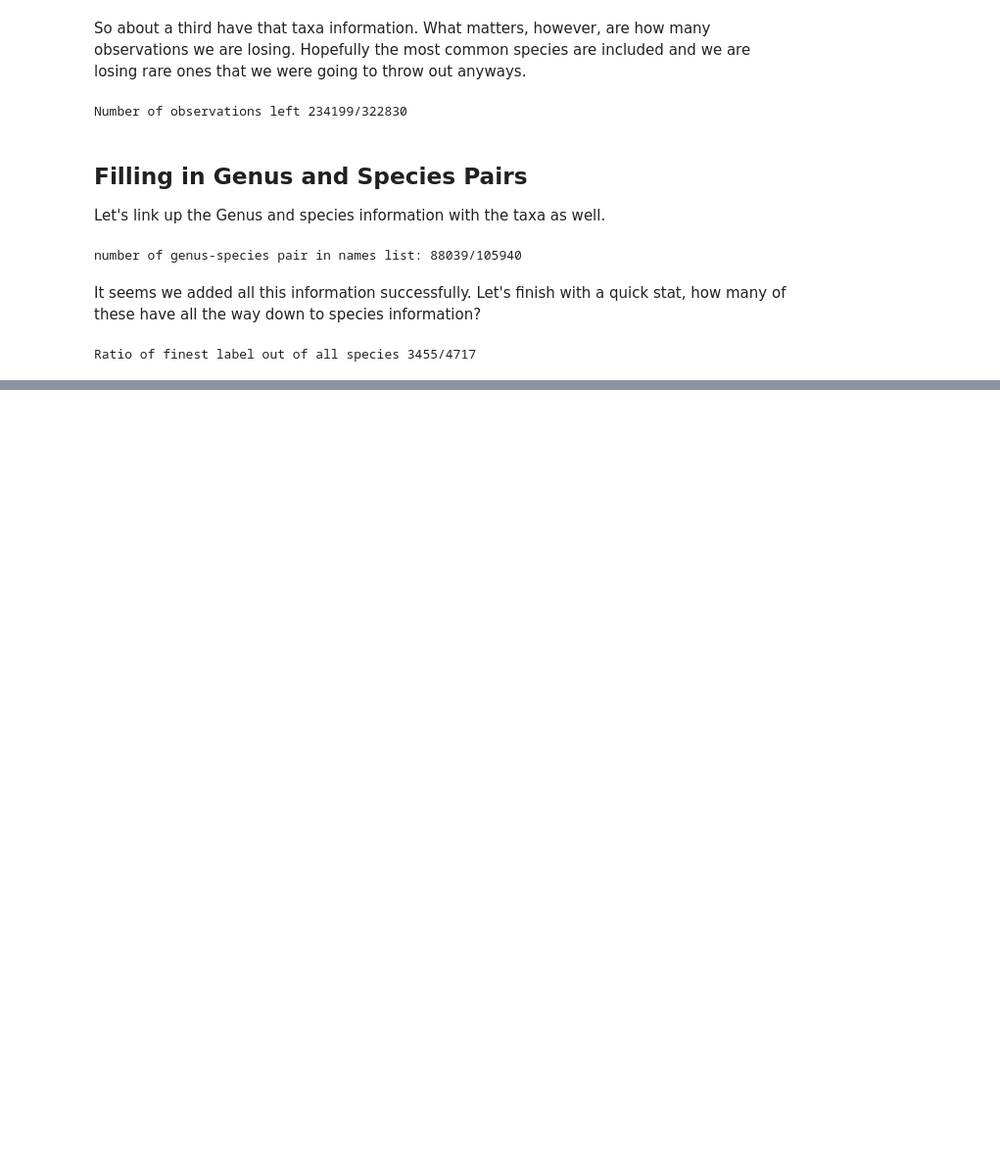
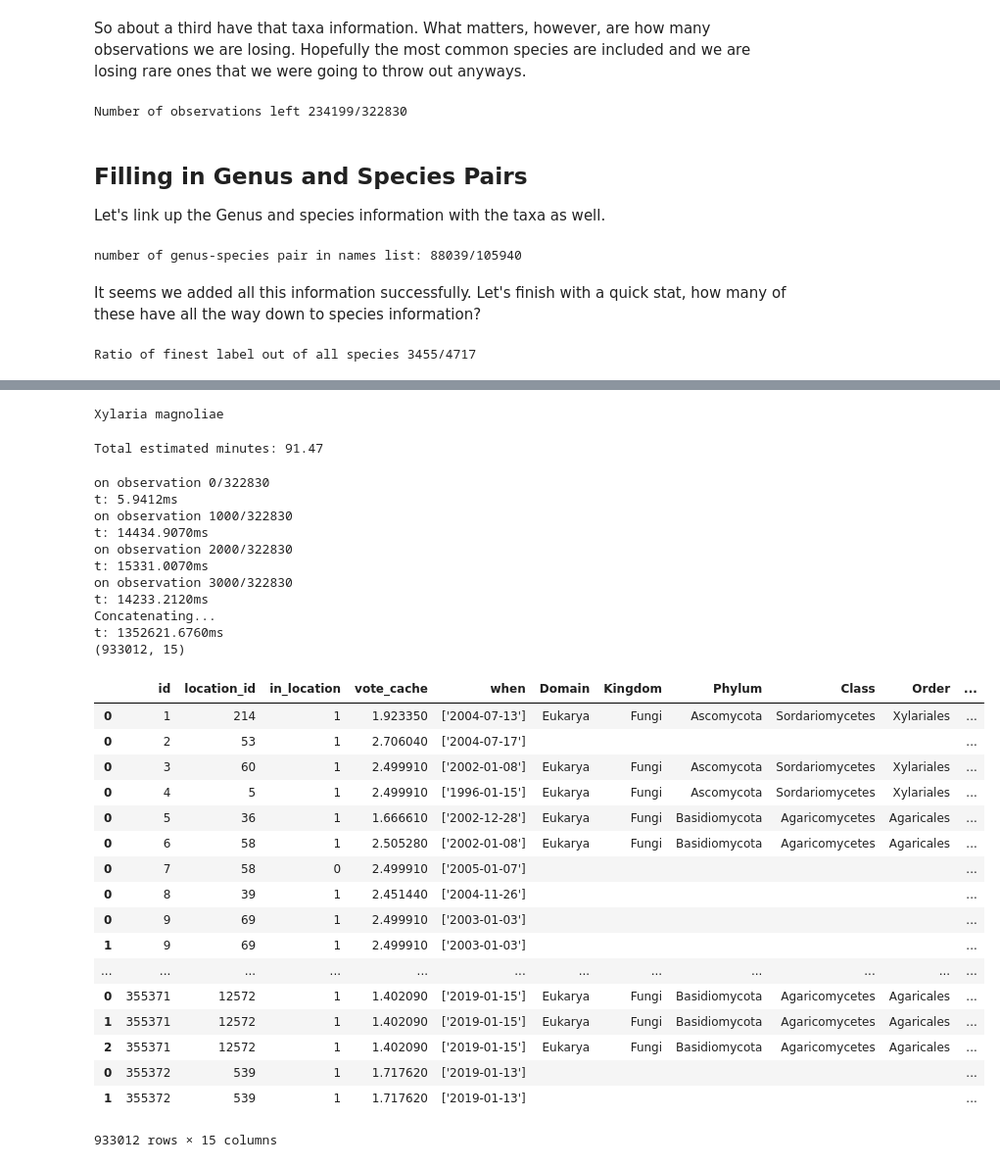
Before and after one commit to pablo-martin/Mushroom-Hikes, a Jupyter notebook: notebooks/Mushroom Observer EDA.ipynb, the cells around one changed output, grey strips where cells are left out. Shown: that part at 98% size. Cells and saved outputs as stored; diff of their text form; code cells hidden in the pictures; blank space fills up the shorter version.

```diff
--- a/notebooks/Mushroom Observer EDA.ipynb
+++ b/notebooks/Mushroom Observer EDA.ipynb
@@ -39,5 +40,8 @@ display(observations)
 Right away I see some weird entries. I think when the full taxa information is included, read_csv takes the new line character to mean new observation. The id, however, is a way to differentiate those.
 # %%
 real_observations = observations.id.apply(lambda x: unicode(x).isnumeric())
-display(observations[real_observations])
+obs = observations[real_observations]
+obs.loc[:,'id'] = obs.id.astype('int64',copy=True)
+print('Number of observations: %i' %(obs.shape[0]))
+display(obs)
 # %% [output]
@@ -345,3 +357,5 @@ print('Ratio of finest label out of all species %i/%i' \
                           %(fine_labels_present, len(taxa.keys())))
 # %% [output]
 Ratio of finest label out of all species 3455/4717
+# %%
+taxa = pickle.load(open(table_dir + 'taxa_dict.p', 'rb'))
@@ -347,0 +406,5 @@ Ratio of finest label out of all species 3455/4717
+# %%
+[w for w in obs.name_id.iloc[:100] if not int(w) in taxa.keys() ]
+print(names[names.id==3].text_name.values[0])
+# %% [output]
+Xylaria magnoliae
@@ -347,0 +463,59 @@ Ratio of finest label out of all species 3455/4717
+# %%
+#Estimated time for this process
+secs_per_obs = 0.017
+print('Total estimated minutes: %1.2f' %((secs_per_obs * obs.shape[0]) / (60)))
+# %% [output]
+Total estimated minutes: 91.47
+# %%
+#J = 0
+#comp_df = []
+start = time.time()
+for i, (cid, tmp_obs) in enumerate(obs.iloc[J:obs.shape[0]].groupby('id')):
+    if i%1000 == 0:
+        print('on observation %i/%i' %(J, obs.shape[0]))
+        start = print_elapsed_time(start)
+    tmp = create_df_from_observation(cid, tmp_obs)
+
+    comp_df.append(tmp)
+    J = i
+
+start = time.time()
+print('Concatenating...')
+df = pd.concat(comp_df)
+df.loc[:,'location_id'] = df.location_id.astype('int32')
+df.loc[:,'in_location'] = df.in_location.astype('int16')
+start = print_elapsed_time(start)
+
+print(df.shape)
+pickle.dump(df, open(table_dir + 'finished_df_MO.p','wb'))
+display(df)
+# %% [output]
+on observation 0/322830
+t: 5.9412ms
+on observation 1000/322830
+t: 14434.9070ms
+on observation 2000/322830
+t: 15331.0070ms
+on observation 3000/322830
+t: 14233.2120ms
+Concatenating...
+t: 1352621.6760ms
+(933012, 15)
+|  | id | location_id | in_location | vote_cache | when | Domain | Kingdom | Phylum | Class | Order | ... |
+| 0 | 1 | 214 | 1 | 1.923350 | ['2004-07-13'] | Eukarya | Fungi | Ascomycota | Sordariomycetes | Xylariales | ... |
+| 0 | 2 | 53 | 1 | 2.706040 | ['2004-07-17'] |  |  |  |  |  | ... |
+| 0 | 3 | 60 | 1 | 2.499910 | ['2002-01-08'] | Eukarya | Fungi | Ascomycota | Sordariomycetes | Xylariales | ... |
+| 0 | 4 | 5 | 1 | 2.499910 | ['1996-01-15'] | Eukarya | Fungi | Ascomycota | Sordariomycetes | Xylariales | ... |
+| 0 | 5 | 36 | 1 | 1.666610 | ['2002-12-28'] | Eukarya | Fungi | Basidiomycota | Agaricomycetes | Agaricales | ... |
+| 0 | 6 | 58 | 1 | 2.505280 | ['2002-01-08'] | Eukarya | Fungi | Basidiomycota | Agaricomycetes | Agaricales | ... |
+| 0 | 7 | 58 | 0 | 2.499910 | ['2005-01-07'] |  |  |  |  |  | ... |
+| 0 | 8 | 39 | 1 | 2.451440 | ['2004-11-26'] |  |  |  |  |  | ... |
+| 0 | 9 | 69 | 1 | 2.499910 | ['2003-01-03'] |  |  |  |  |  | ... |
+| 1 | 9 | 69 | 1 | 2.499910 | ['2003-01-03'] |  |  |  |  |  | ... |
+| ... | ... | ... | ... | ... | ... | ... | ... | ... | ... | ... | ... |
+| 0 | 355371 | 12572 | 1 | 1.402090 | ['2019-01-15'] | Eukarya | Fungi | Basidiomycota | Agaricomycetes | Agaricales | ... |
+| 1 | 355371 | 12572 | 1 | 1.402090 | ['2019-01-15'] | Eukarya | Fungi | Basidiomycota | Agaricomycetes | Agaricales | ... |
+| 2 | 355371 | 12572 | 1 | 1.402090 | ['2019-01-15'] | Eukarya | Fungi | Basidiomycota | Agaricomycetes | Agaricales | ... |
+| 0 | 355372 | 539 | 1 | 1.717620 | ['2019-01-13'] |  |  |  |  |  | ... |
+| 1 | 355372 | 539 | 1 | 1.717620 | ['2019-01-13'] |  |  |  |  |  | ... |
+933012 rows × 15 columns
```
Also changed, not shown: parts of 13 cells of this notebook, 12 other files.
